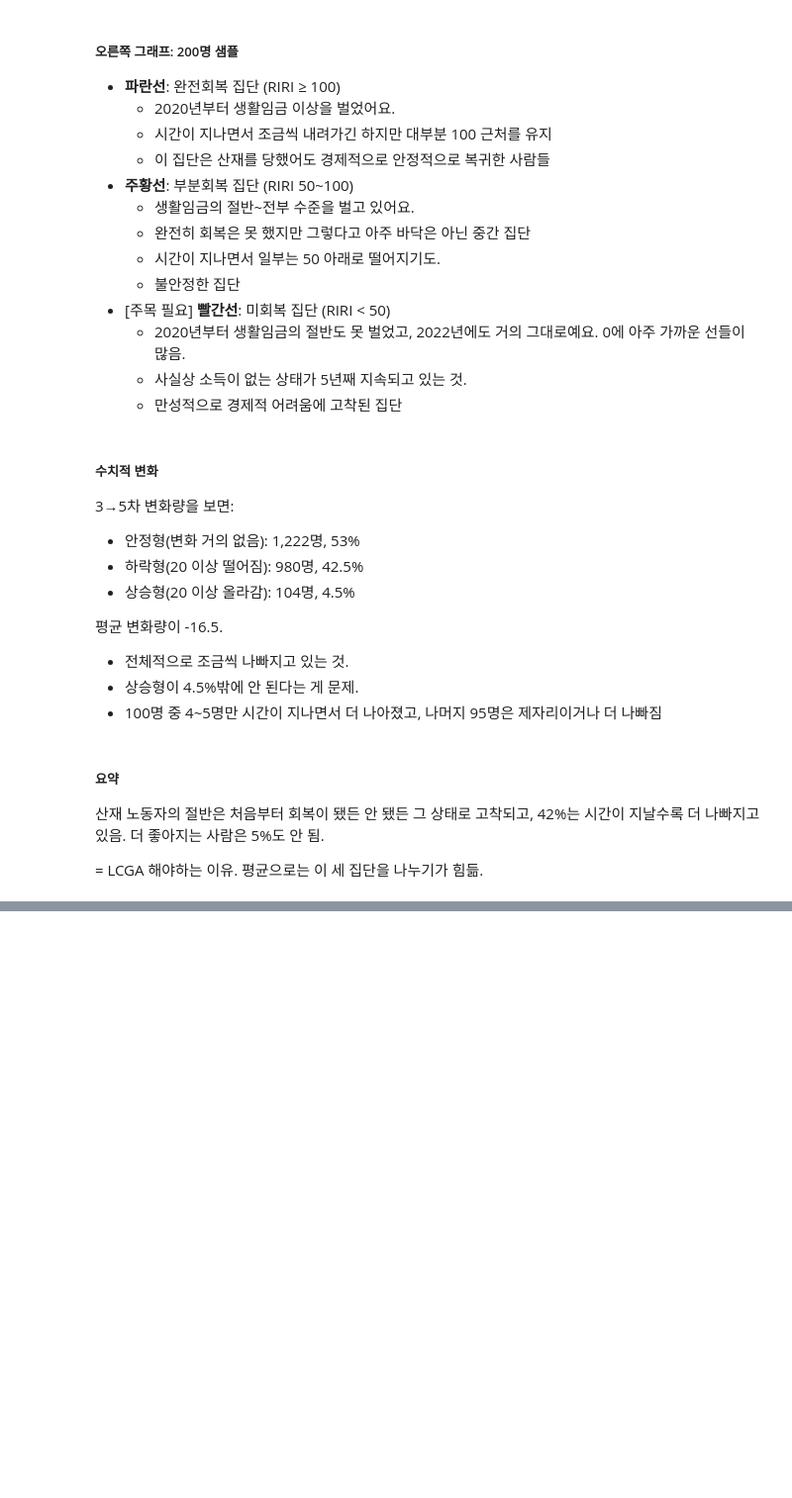
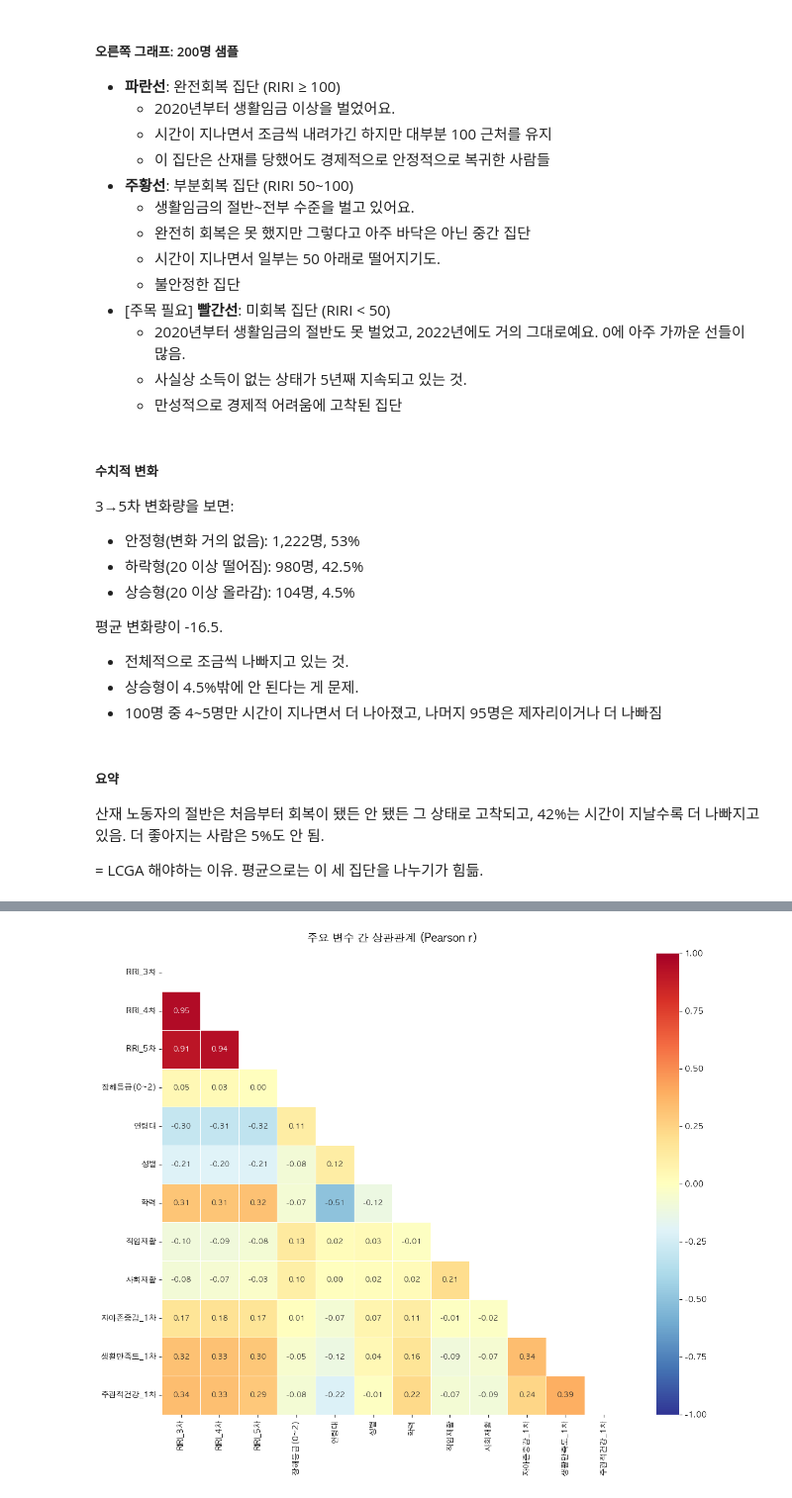
Before and after one commit to hwangsahyun/PSWCI, a Jupyter notebook: PSWCI_code.ipynb, the cells around one changed output, grey strips where cells are left out. Shown at 99% size. Drawn from its saved outputs; the diff is of its cells as text; code cells hidden in the pictures; blank space fills up the shorter version.

Commit message:
4th Commit: Correlation

```diff
--- a/PSWCI_code.ipynb
+++ b/PSWCI_code.ipynb
@@ -1217,0 +1220,80 @@ print(f"  3→5차 변화량 SD:   {df_comp['delta_35'].std():.1f}")
+# %%
+import seaborn as sns
+
+# ============================================================
+# ④ 변수 간 상관관계
+# RIRI와 주요 공변량 간 관계 파악
+# ============================================================
+
+# 분석에 쓸 변수 선택
+corr_vars = {
+    'RIRI_w3':    'RIRI_3차',
+    'RIRI_w4':    'RIRI_4차',
+    'RIRI_w5':    'RIRI_5차',
+    'disa_class': '장해등급(0~2)',
+    'age054':     '연령대',
+    'gender':     '성별',
+    'edu05':      '학력',
+    'job_rehab':  '직업재활',
+    'soc_rehab':  '사회재활',
+    'esteem_w1':  '자아존중감_1차',
+    'lifesatis_w1':'생활만족도_1차',
+    'health_w1':  '주관적건강_1차',
+}
+
+# 실제 있는 컬럼만
+exist_vars = {k: v for k, v in corr_vars.items() if k in df_lcga.columns}
+df_corr = df_lcga[list(exist_vars.keys())].copy()
+df_corr.columns = list(exist_vars.values())
+
+# ── 상관계수 행렬 계산 ────────────────────────────────────
+corr_matrix = df_corr.corr(method='pearson')
+
+# ── 히트맵 ───────────────────────────────────────────────
+fig, ax = plt.subplots(figsize=(13, 10))
+mask = np.triu(np.ones_like(corr_matrix, dtype=bool))  # 상삼각 마스킹
+
+sns.heatmap(
+    corr_matrix,
+    mask=mask,
+    annot=True,
+    fmt='.2f',
+    cmap='RdYlBu_r',
+    center=0,
+    vmin=-1, vmax=1,
+    square=True,
+    linewidths=0.5,
+    ax=ax,
+    annot_kws={'size': 9},
+)
+ax.set_title('주요 변수 간 상관관계 (Pearson r)', fontsize=14, fontweight='bold', pad=15)
+plt.tight_layout()
+plt.savefig('correlation_heatmap.png', dpi=150, bbox_inches='tight')
+plt.show()
+
+# ── RIRI_3차 기준 상관계수 순위 출력 ─────────────────────
+print("=" * 55)
+print("RIRI_3차와 각 변수 간 상관계수 (절댓값 순)")
+print("=" * 55)
+
+riri3_corr = corr_matrix['RIRI_3차'].drop('RIRI_3차').abs().sort_values(ascending=False)
+for var, r in riri3_corr.items():
+    orig_r = corr_matrix['RIRI_3차'][var]
+    # 유의성 검정
+    n_valid = df_corr[['RIRI_3차', var]].dropna().__len__()
+    t_stat  = orig_r * np.sqrt(n_valid - 2) / np.sqrt(1 - orig_r**2)
+    p_val   = 2 * (1 - stats.t.cdf(abs(t_stat), df=n_valid - 2))
+    sig     = '***' if p_val < 0.001 else ('**' if p_val < 0.01 else ('*' if p_val < 0.05 else ''))
+    print(f"  {var:<15}: r={orig_r:>6.3f}, p={p_val:.4f} {sig}")
+
+# ── RIRI 차수 간 상관 (시계열 안정성) ────────────────────
+print("\n" + "=" * 55)
+print("RIRI 차수 간 상관 (시계열 안정성)")
+print("=" * 55)
+for (w1, w2) in [(3,4),(4,5),(3,5)]:
+    c1, c2 = f'RIRI_w{w1}', f'RIRI_w{w2}'
+    both   = df_lcga[[c1,c2]].dropna()
+    r, p   = stats.pearsonr(both[c1], both[c2])
+    print(f"  RIRI_{w1}차 vs RIRI_{w2}차: r={r:.3f}, p={p:.4f}")
+# %% [output]
+[figure, added]
```
Also changed, not shown: parts of 5 cells of this notebook, 1 other file.
